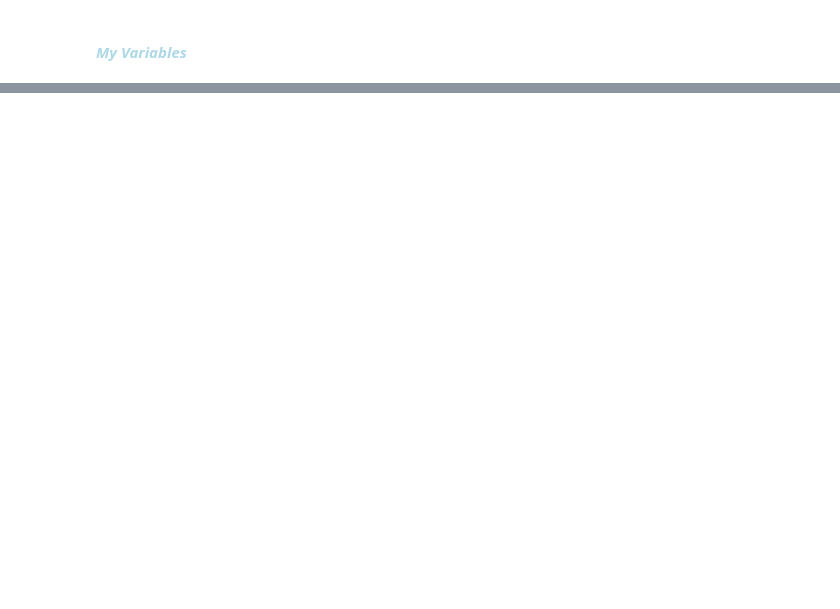
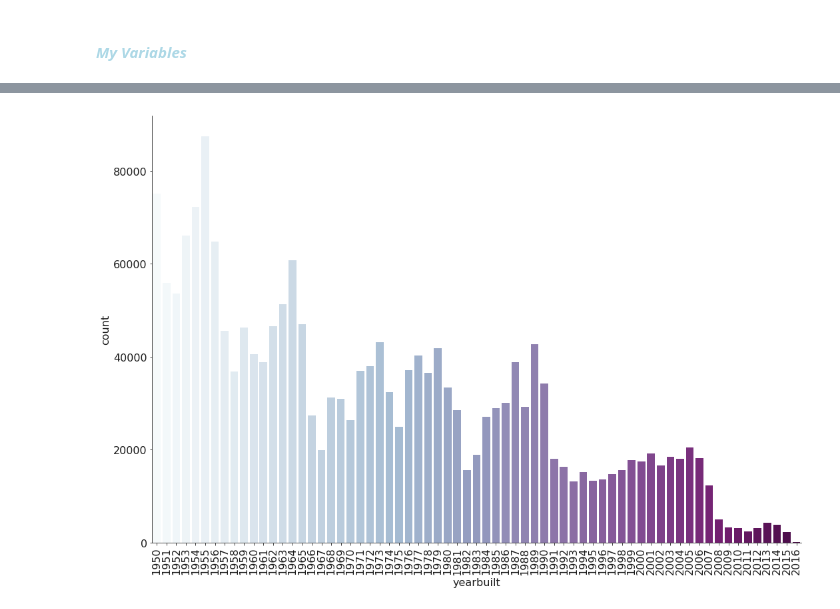
Before and after one commit to efuller11/Thinkful, a Jupyter notebook: Capstone Housing Market.ipynb, the cells around one changed output, grey strips where cells are left out. Cells and saved outputs as stored; diff of their text form; code cells hidden in the pictures; blank space fills up the shorter version.

```diff
--- a/Capstone Housing Market.ipynb
+++ b/Capstone Housing Market.ipynb
@@ -43,0 +21,5 @@ dtype: int64
+# %%
+zillow_dataset_cols = ["bathroomcnt", "bedroomcnt", "calculatedfinishedsquarefeet",
+                       "landtaxvaluedollarcnt", "lotsizesquarefeet","regionidzip",
+                       "structuretaxvaluedollarcnt", "yearbuilt"]
+zillow_subset = zillow_dataset[zillow_dataset_cols]
@@ -188,0 +84,7 @@ dtype: float64
+# %%
+sns.factorplot(x="yearbuilt", data=zillow_subset, kind="count",
+               palette="BuPu", size=10, aspect=1.5, order=np.arange(1950, 2017))
+plt.xticks(rotation = 90)
+plt.show()
+# %% [output]
+[figure, added]
```
Also changed, not shown: parts of 46 cells of this notebook.
